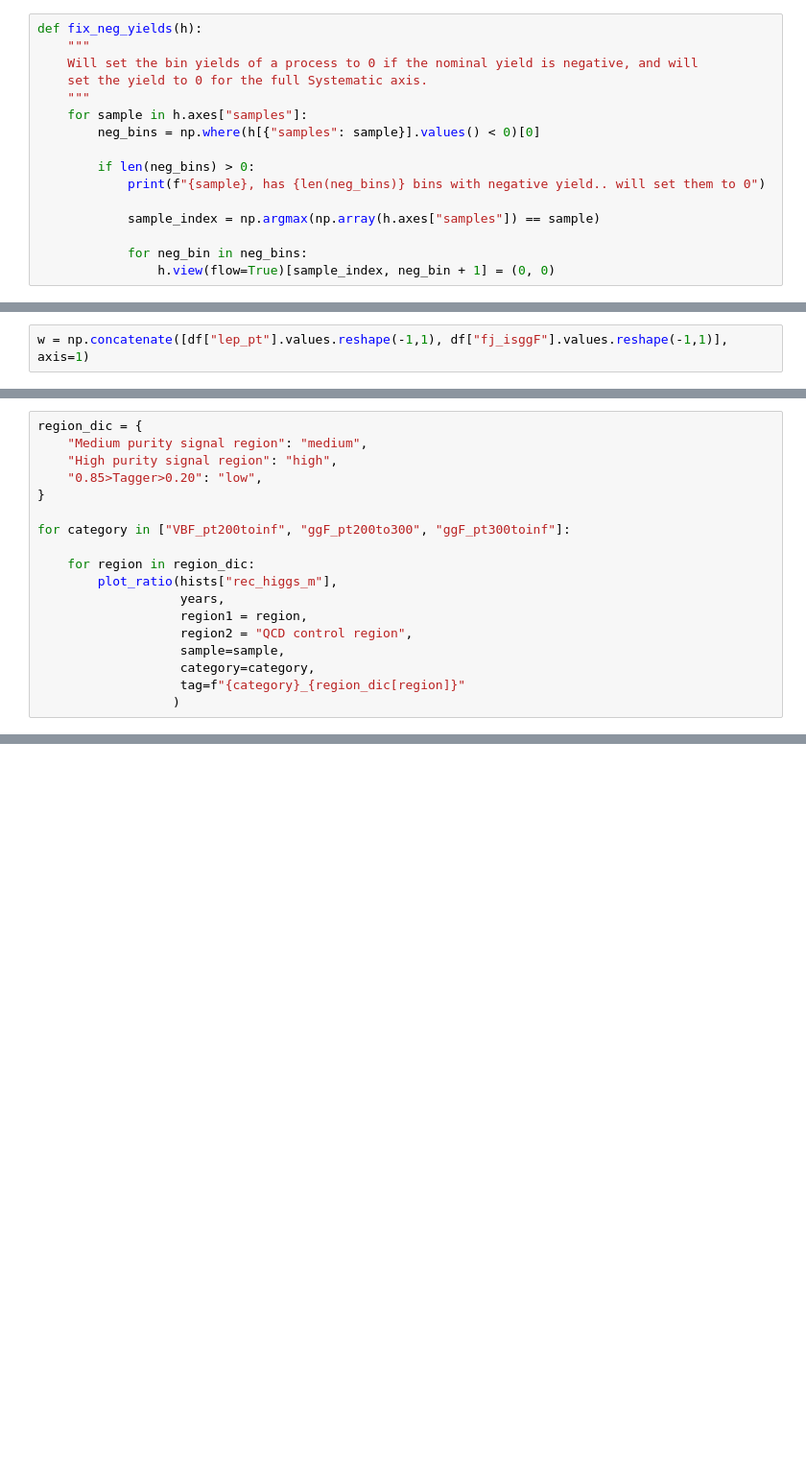
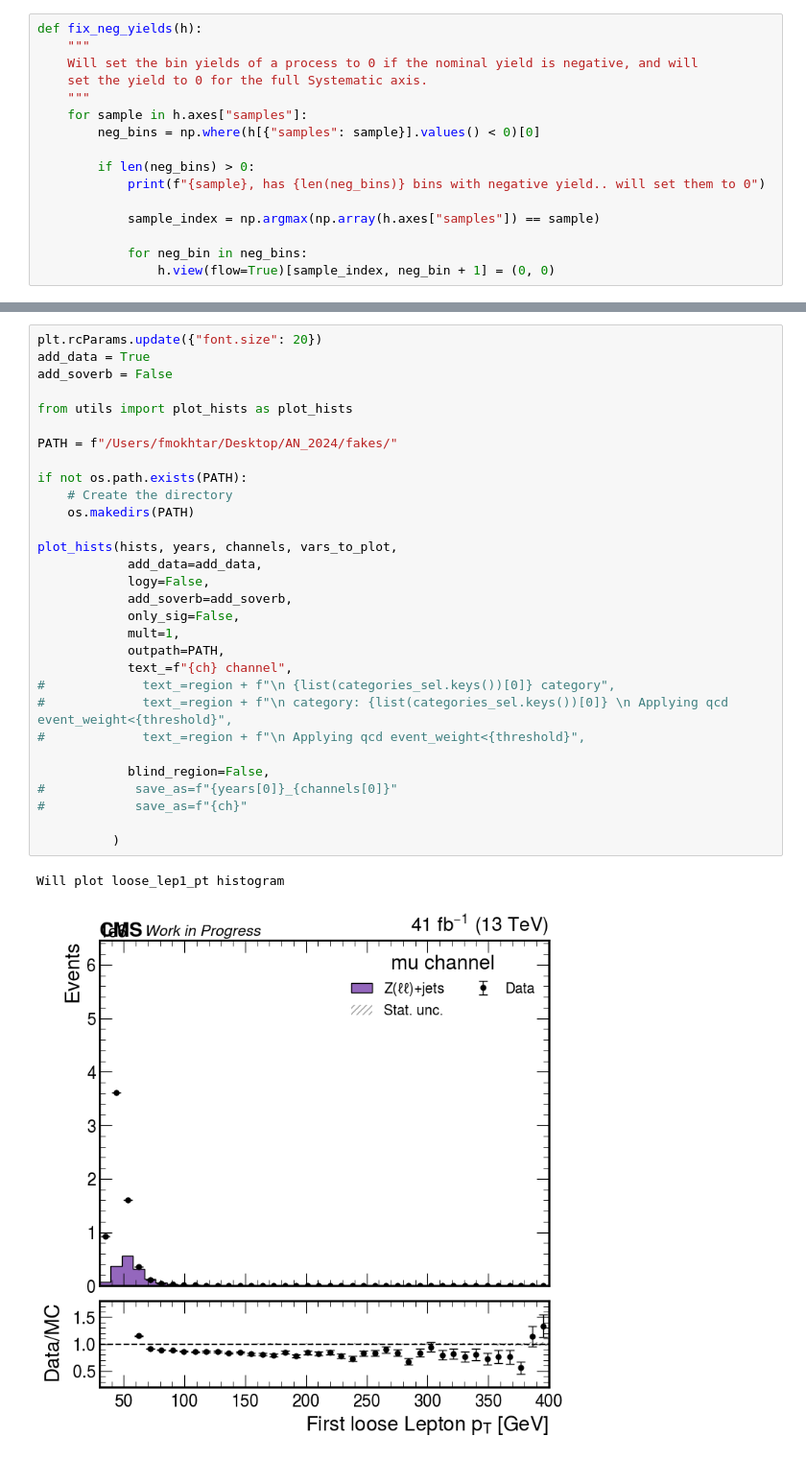
Before and after one commit to quinnanm/boostedhiggs, a Jupyter notebook: binder/fakes.ipynb, the cells around one changed output, grey strips where cells are left out. Shown at 96% size. Cells and saved outputs as stored; diff of their text form; blank space fills up the shorter version.

```diff
--- a/binder/fakes.ipynb
+++ b/binder/fakes.ipynb
@@ -413,2 +147,0 @@ weight_mu
-# %%
-w = np.concatenate([df["lep_pt"].values.reshape(-1,1), df["fj_isggF"].values.reshape(-1,1)], axis=1)
@@ -2427,18 +147,0 @@ KeyError: 'signal_region'
-# %%
-region_dic = {
-    "Medium purity signal region": "medium",
-    "High purity signal region": "high",
-    "0.85>Tagger>0.20": "low",
-}
-
-for category in ["VBF_pt200toinf", "ggF_pt200to300", "ggF_pt300toinf"]:
-
-    for region in region_dic:
-        plot_ratio(hists["rec_higgs_m"],
-                   years,
-                   region1 = region,
-                   region2 = "QCD control region",
-                   sample=sample,
-                   category=category,
-                   tag=f"{category}_{region_dic[region]}"
-                  )
@@ -2533,0 +262,33 @@ plt.savefig(f"/Users/fmokhtar/Desktop/farakiko/{sample}.pdf")
+# %%
+plt.rcParams.update({"font.size": 20})
+add_data = True
+add_soverb = False
+
+from utils import plot_hists as plot_hists
+
+PATH = f"/Users/fmokhtar/Desktop/AN_2024/fakes/"
+
+if not os.path.exists(PATH):
+    # Create the directory
+    os.makedirs(PATH)
+
+plot_hists(hists, years, channels, vars_to_plot,
+            add_data=add_data,
+            logy=False,
+            add_soverb=add_soverb,
+            only_sig=False,
+            mult=1,
+            outpath=PATH,
+            text_=f"{ch} channel",
+#             text_=region + f"\n {list(categories_sel.keys())[0]} category",
+#             text_=region + f"\n category: {list(categories_sel.keys())[0]} \n Applying qcd event_weight<{threshold}",
+#             text_=region + f"\n Applying qcd event_weight<{threshold}",
+
+            blind_region=False,
+#            save_as=f"{years[0]}_{channels[0]}"
+#            save_as=f"{ch}"
+
+          )
+# %% [output]
+Will plot loose_lep1_pt histogram
+[figure, added]
```
Also changed, not shown: parts of 99 cells of this notebook, 12 other files.
